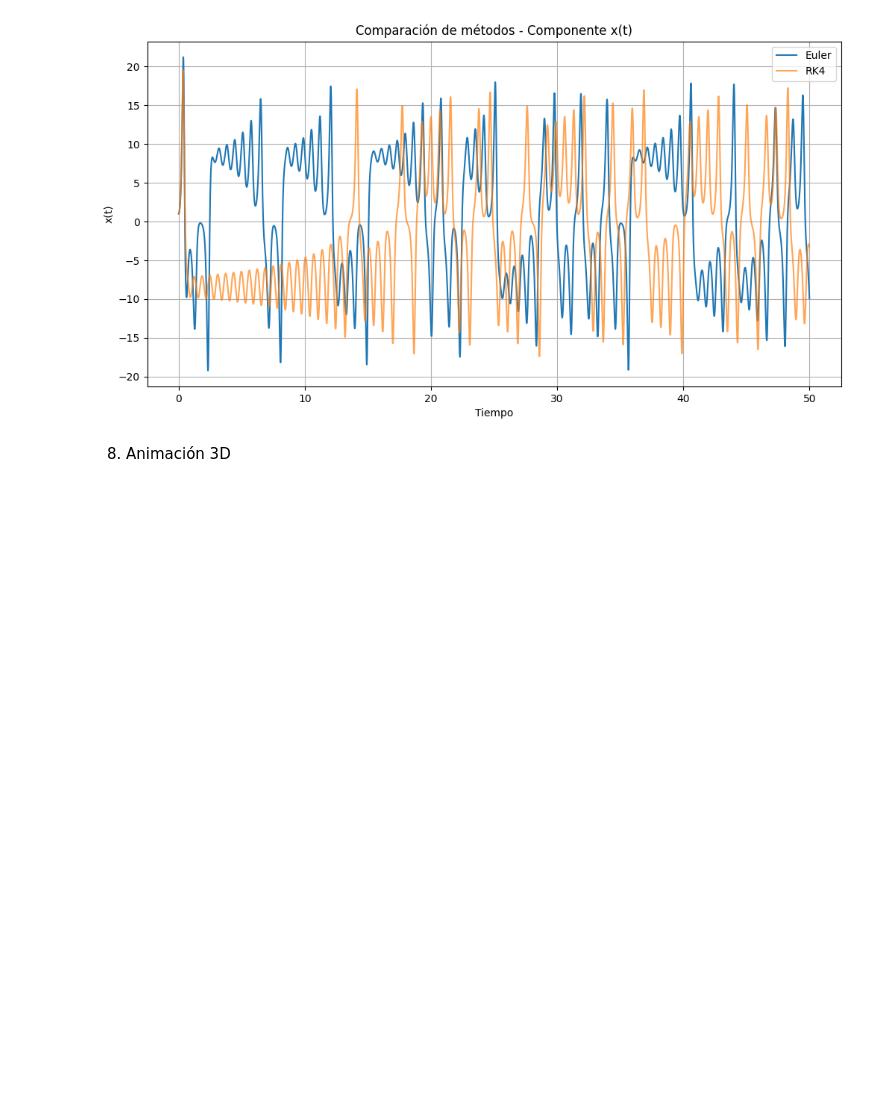
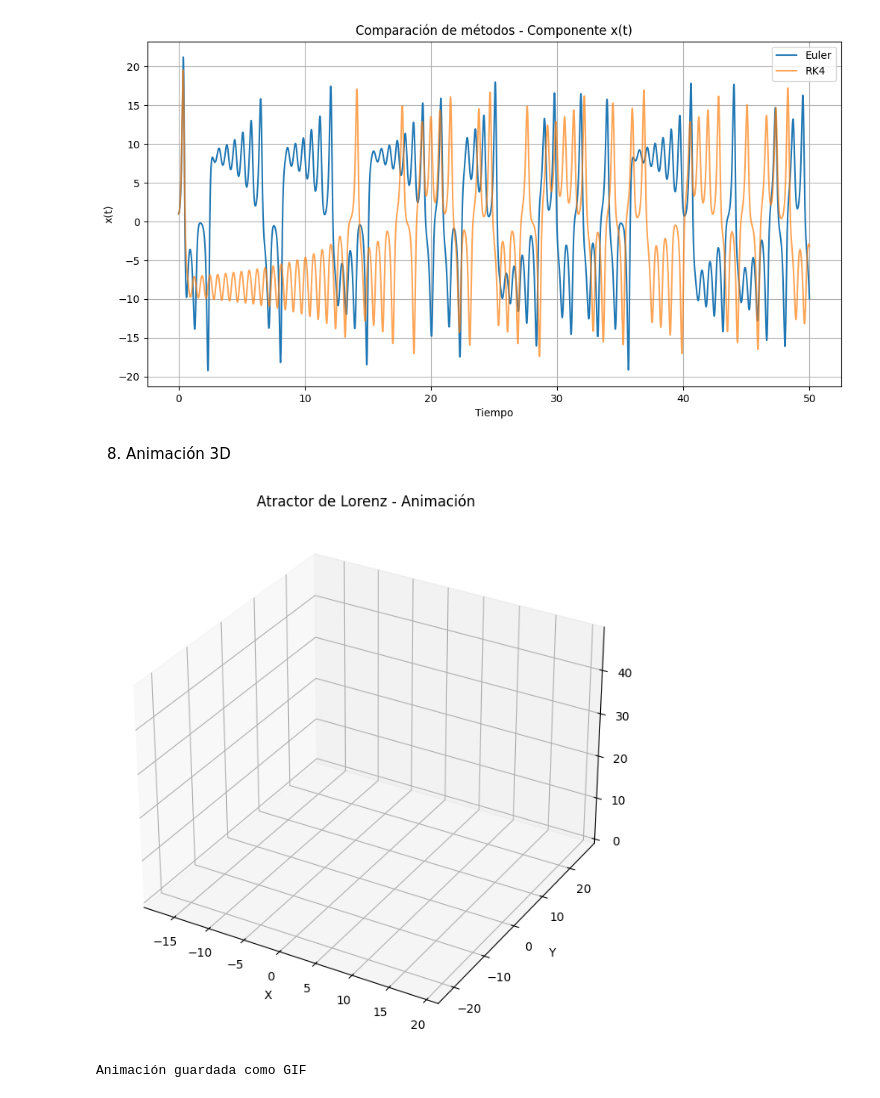
Before and after one commit to DAN2407/Project_AN2, a Jupyter notebook: Project_part2.ipynb, the cells around one changed output. Cells and saved outputs as stored; diff of their text form; code cells hidden in the pictures; blank space fills up the shorter version.

```diff
--- a/Project_part2.ipynb
+++ b/Project_part2.ipynb
@@ -192,0 +143,65 @@ plt.show()
+# %%
+# Limpiar todas las figuras previas
+plt.close('all')
+
+# Configuración de la figura 3D
+fig = plt.figure(figsize=(10, 8))
+ax = fig.add_subplot(111, projection='3d')
+
+# Preparar datos (usaremos RK4 para la animación)
+x, y, z = states_rk4[:, 0], states_rk4[:, 1], states_rk4[:, 2]
+
+# Reducir el número de puntos para mejor rendimiento
+step = 20  # Tomar un punto cada 20 para la animación
+x_plot = x[::step]
+y_plot = y[::step]
+z_plot = z[::step]
+
+# Configurar límites
+margin = 2
+ax.set_xlim([min(x) - margin, max(x) + margin])
+ax.set_ylim([min(y) - margin, max(y) + margin])
+ax.set_zlim([min(z) - margin, max(z) + margin])
+ax.set_xlabel("X")
+ax.set_ylabel("Y")
+ax.set_zlabel("Z")
+ax.set_title("Atractor de Lorenz - Animación")
+
+# Crear la línea inicial
+line = ax.plot([], [], [], lw=1, color='blue')[0]
+point = ax.plot([], [], [], 'ro', markersize=8)[0]
+
+def update(frame):
+    # Actualizar datos hasta el frame actual
+    line.set_data(x_plot[:frame], y_plot[:frame])
+    line.set_3d_properties(z_plot[:frame])
+
+    # Actualizar punto actual
+    point.set_data([x_plot[frame]], [y_plot[frame]])
+    point.set_3d_properties([z_plot[frame]])
+
+    # Rotar la vista para mejor visualización
+    ax.view_init(30, frame/2)
+
+    return line, point
+
+# Crear la animación
+n_frames = len(x_plot)
+anim = FuncAnimation(fig, update,
+                    frames=n_frames,
+                    interval=50,  # 50ms entre frames
+                    blit=False,
+                    repeat=True)
+
+# Mostrar la animación
+plt.show()
+
+# Guardar la animación como GIF
+try:
+    anim.save('lorenz_animation.gif', writer='pillow')
+    print("Animación guardada como GIF")
+except Exception as e:
+    print(f"Error al guardar la animación: {e}")
+# %% [output]
+[figure, added]
+Animación guardada como GIF
```
Also changed, not shown: parts of 1 cell of this notebook, 1 other file.
